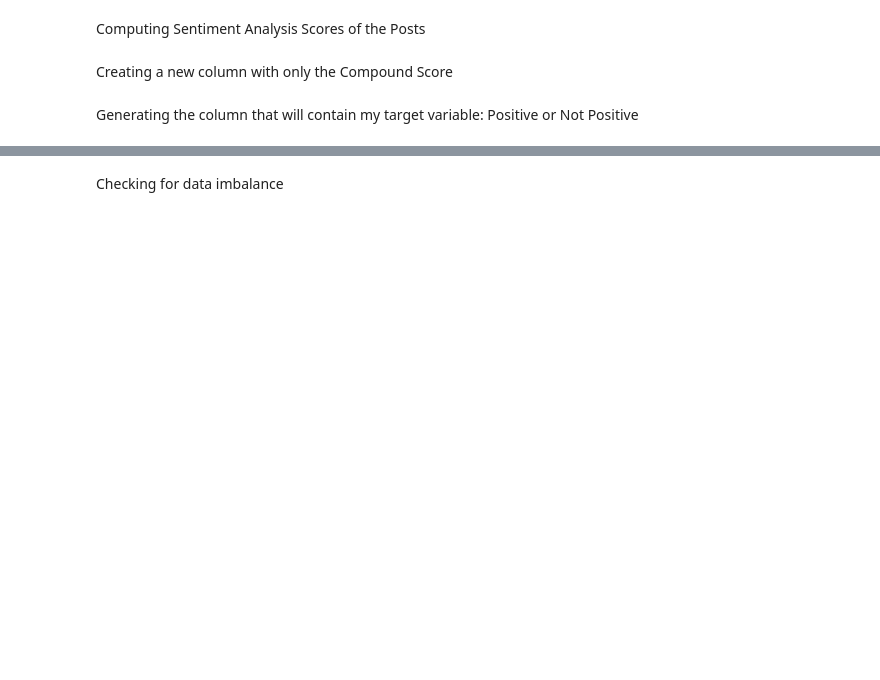
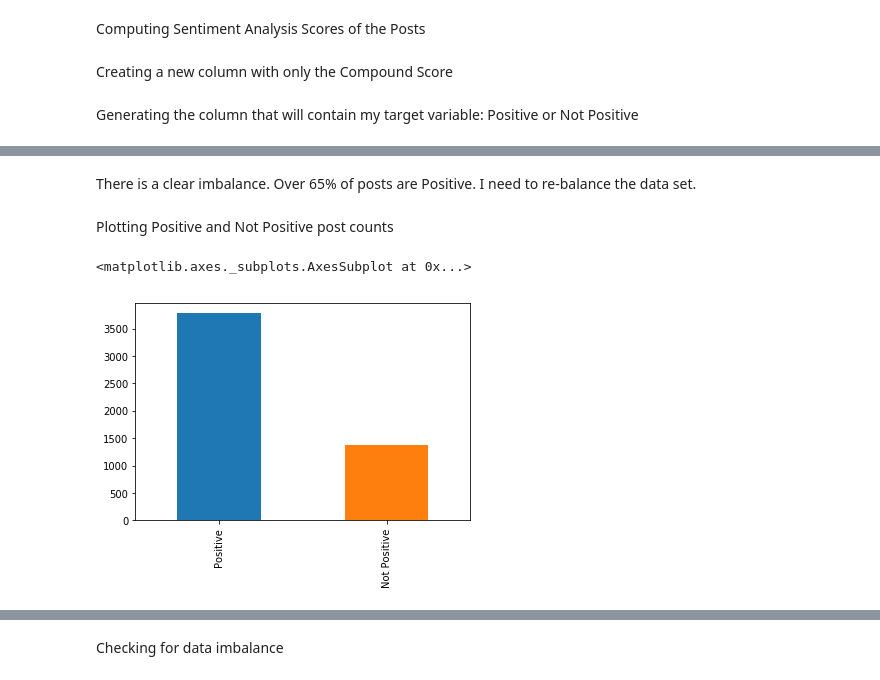
Before and after one commit to eandrianos/Ethan-Submission, a Jupyter notebook: Final Project V2.ipynb, the cells around one changed output, grey strips where cells are left out. Saved outputs shown, nothing was run; the diff lists cells and outputs as text; code cells hidden in the pictures; blank space fills up the shorter version.

```diff
--- a/Final Project V2.ipynb
+++ b/Final Project V2.ipynb
@@ -48,0 +219,9 @@ data['target_variable'] = data['compound_score'].apply(lambda x: target_variable
+# %% [markdown]
+There is a clear imbalance. Over 65% of posts are Positive. I need to re-balance the data set.
+# %% [markdown]
+Plotting Positive and Not Positive post counts
+# %%
+pd.value_counts(data['target_variable']).plot.bar()
+# %% [output]
+<matplotlib.axes._subplots.AxesSubplot at 0x...>
+[figure, added]
```
Also changed, not shown: parts of 132 cells of this notebook, 3 other files.
